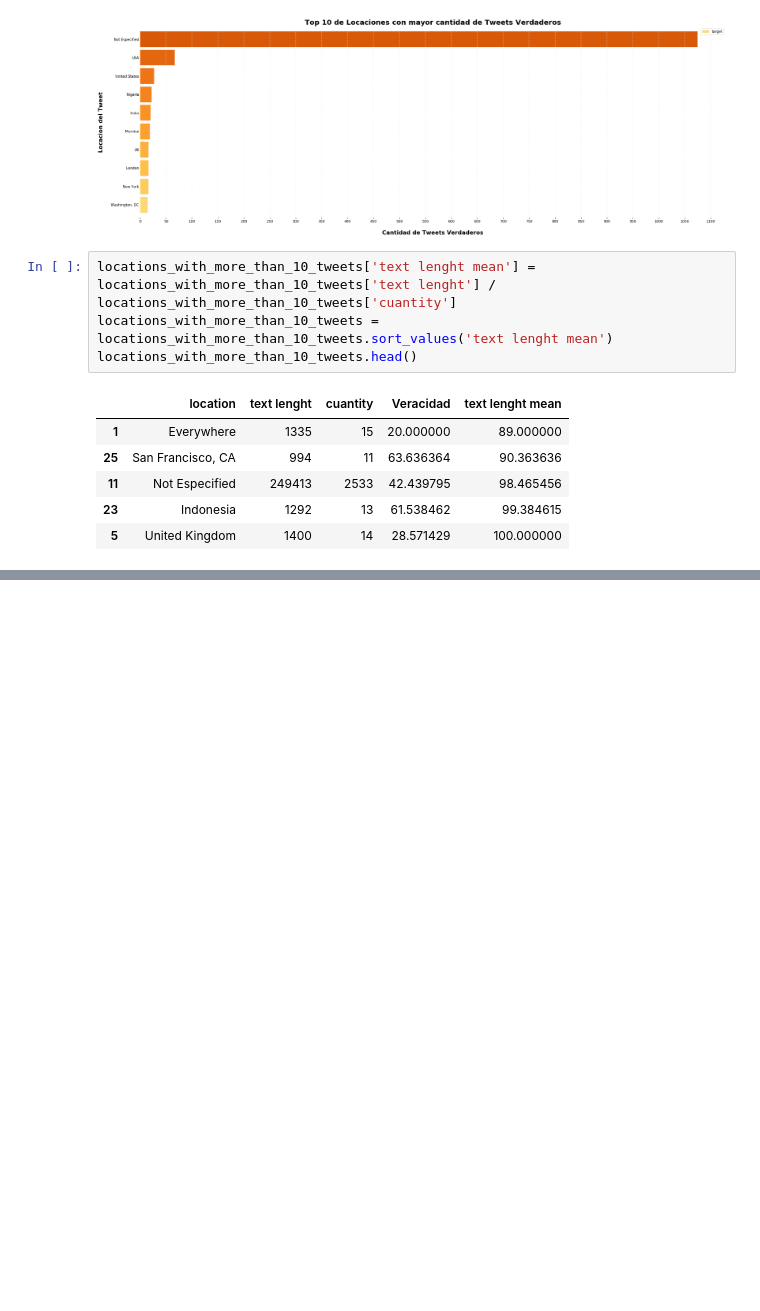
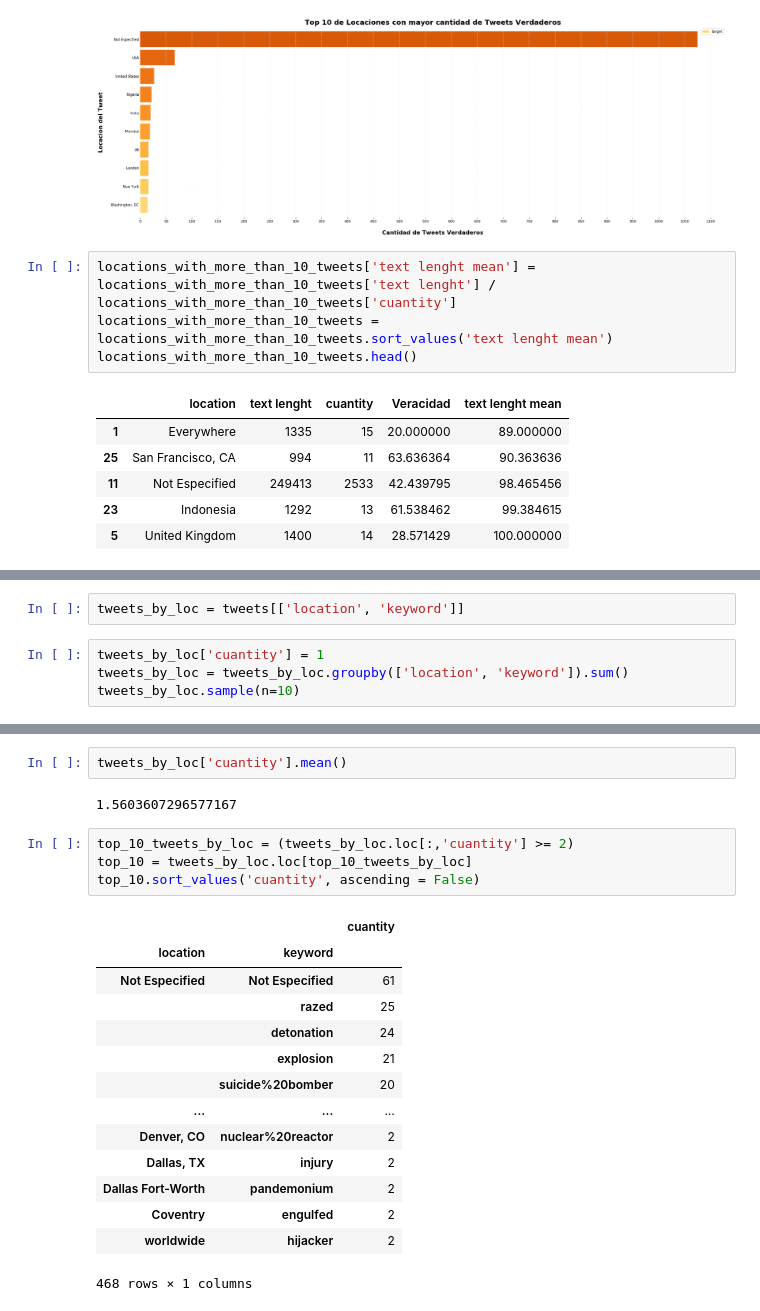
Before and after one commit to RiedelNicolas/TP1-Organizacion-de-Datos, a Jupyter notebook: Hugo.ipynb, the cells around one changed output, grey strips where cells are left out. Saved outputs shown, nothing was run; the diff lists cells and outputs as text; blank space fills up the shorter version.

```diff
--- a/Hugo.ipynb
+++ b/Hugo.ipynb
@@ -265,0 +267,6 @@ Text(0.5, 1.0, 'Longitud de Tweets Por Locacion ')
+# %%
+tweets_by_loc = tweets[['location', 'keyword']]
+# %%
+tweets_by_loc['cuantity'] = 1
+tweets_by_loc = tweets_by_loc.groupby(['location', 'keyword']).sum()
+tweets_by_loc.sample(n=10)
@@ -265,0 +291,23 @@ Text(0.5, 1.0, 'Longitud de Tweets Por Locacion ')
+# %%
+tweets_by_loc['cuantity'].mean()
+# %% [output]
+1.5603607296577167
+# %%
+top_10_tweets_by_loc = (tweets_by_loc.loc[:,'cuantity'] >= 2)
+top_10 = tweets_by_loc.loc[top_10_tweets_by_loc]
+top_10.sort_values('cuantity', ascending = False)
+# %% [output]
+|  |  | cuantity |
+| location | keyword |  |
+| Not Especified | Not Especified | 61 |
+|  | razed | 25 |
+|  | detonation | 24 |
+|  | explosion | 21 |
+|  | suicide%20bomber | 20 |
+| ... | ... | ... |
+| Denver, CO | nuclear%20reactor | 2 |
+| Dallas, TX | injury | 2 |
+| Dallas Fort-Worth | pandemonium | 2 |
+| Coventry | engulfed | 2 |
+| worldwide | hijacker | 2 |
+468 rows × 1 columns
```
Also changed, not shown: parts of 5 cells of this notebook.
